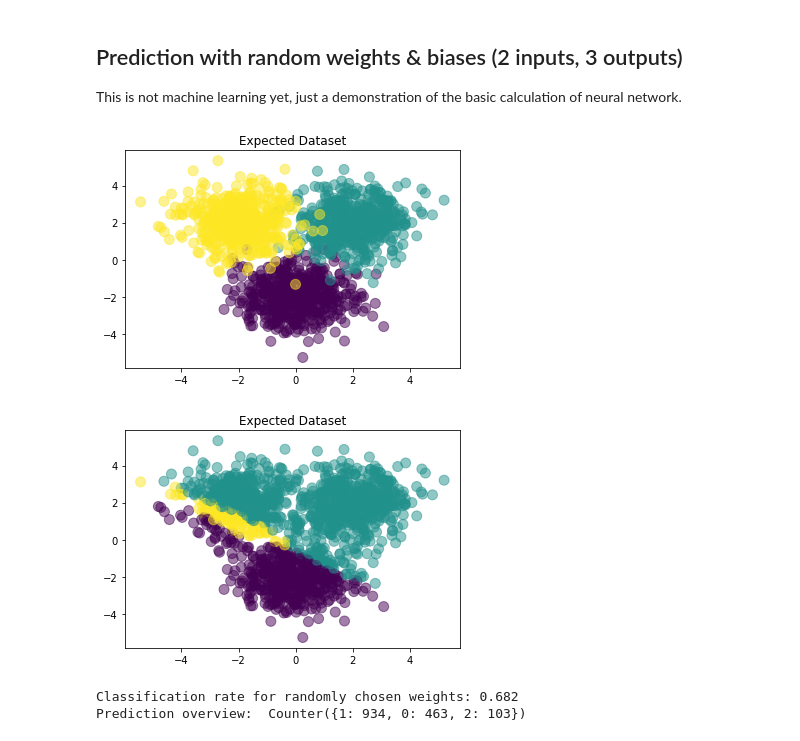
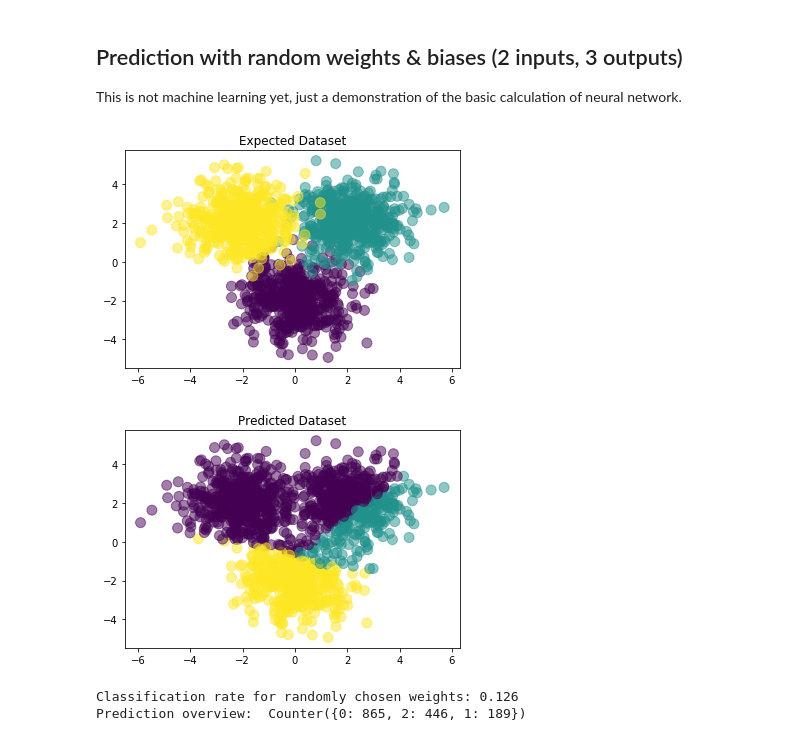
Before and after one commit to woo-chia-wei/py-neural-network, a Jupyter notebook: concepts.ipynb, the cells around one changed output. Drawn from its saved outputs; the diff is of its cells as text; code cells hidden in the pictures.

Commit message:
Fixed concepts file: plot title & variable initialization.

```diff
--- a/concepts.ipynb
+++ b/concepts.ipynb
@@ -34,38 +34,38 @@ D = 2 # dimensionality of input
 M = 3 # hidden layer size
 K = 3 # number of classes
 W1 = np.random.randn(D, M)
 b1 = np.random.randn(M)
 W2 = np.random.randn(M, K)
 b2 = np.random.randn(K)
 
 # Softmax function
 def forward(X, W1, b1, W2, b2):
     Z = np.tanh(X.dot(W1) + b1)
     A = Z.dot(W2) + b2
     expA = np.exp(A)
     Y = expA / expA.sum(axis=1, keepdims=True)
     return Y
 
 # Determine the classification rate
 def classification_rate(Y, P):
     return np.mean(P == Y)
 
-# Verify dimensional calculation is correct
-assert(len(P) == len(Y))
-
 # Prediction based on max probablity among all classes
 P_Y_given_X = forward(X, W1, b1, W2, b2)
 P = np.argmax(P_Y_given_X, axis=1)
 
+# Verify dimensional calculation is correct
+assert(len(P) == len(Y))
+
 # Create scatterplot of predicted dataset
 plt.scatter(X[:,0], X[:,1], c=P, s=100, alpha=0.5)
-plt.title('Expected Dataset')
+plt.title('Predicted Dataset')
 plt.show()
 
 print("Classification rate for randomly chosen weights:", classification_rate(Y, P))
 print("Prediction overview: ", Counter(P))
 # %% [output]
-[figure, old version]
+[figure, new version]
-[figure, old version]
+[figure, new version]
-Classification rate for randomly chosen weights: 0.682
-Prediction overview:  Counter({1: 934, 0: 463, 2: 103})
+Classification rate for randomly chosen weights: 0.126
+Prediction overview:  Counter({0: 865, 2: 446, 1: 189})
```
